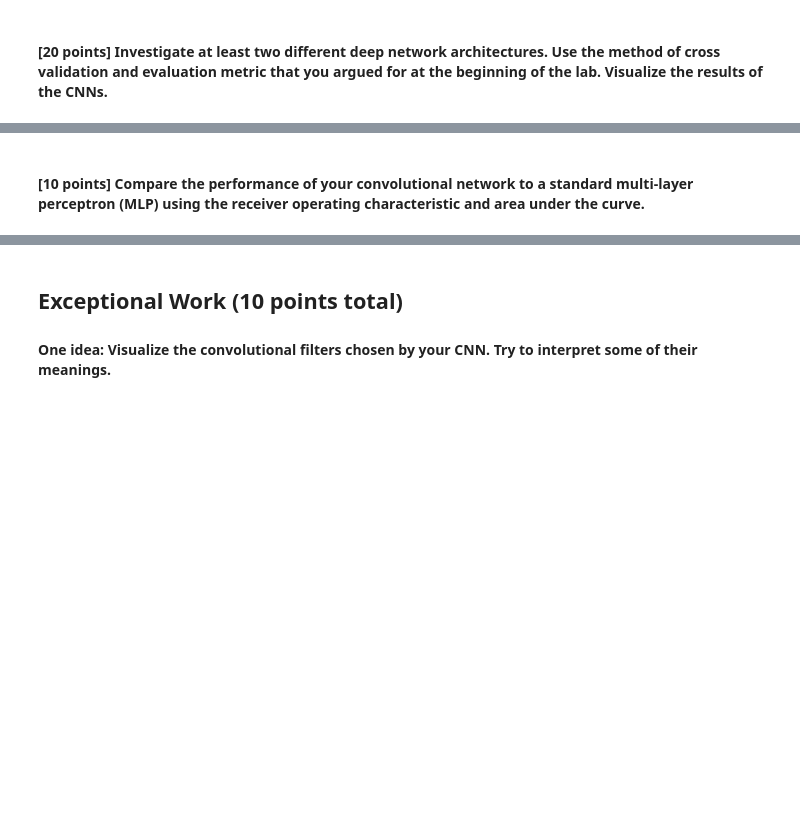
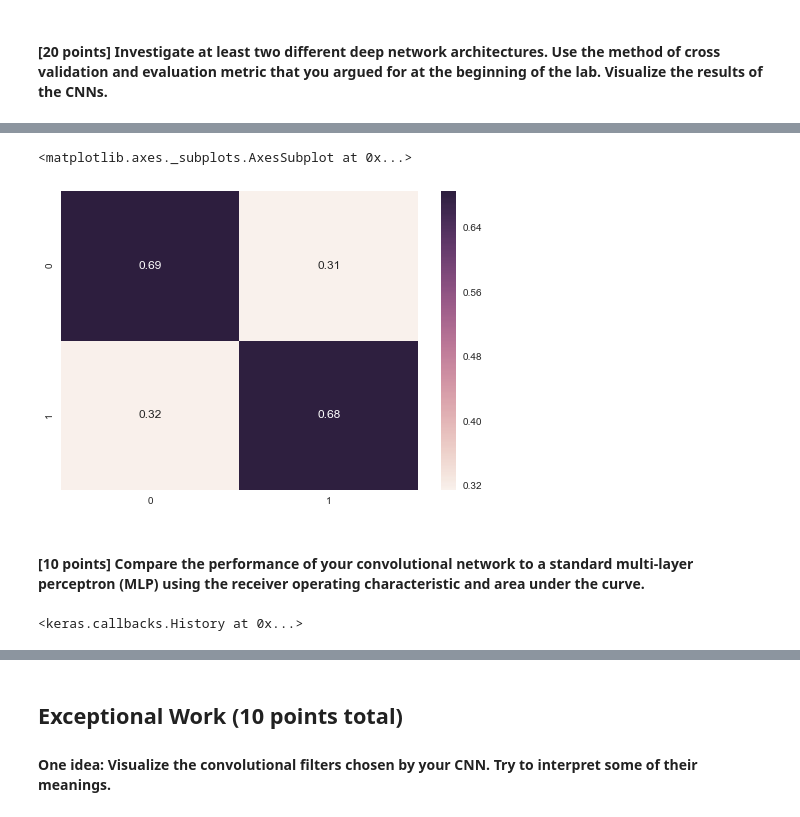
Before and after one commit to CT-Kyle/ML-Labs, a Jupyter notebook: lab8/lab8.ipynb, the cells around one changed output, grey strips where cells are left out. Saved outputs shown, nothing was run; the diff lists cells and outputs as text; code cells hidden in the pictures; blank space fills up the shorter version.

```diff
--- a/lab8/lab8.ipynb
+++ b/lab8/lab8.ipynb
@@ -157,3 +173,11 @@ SyntaxError: invalid syntax (<ipython-input-68-dda3353654b6>, line 3)
+# %%
+cnn_conf = mt.confusion_matrix(y_test, yhat)
+cnn_conf = cnn_conf/np.sum(cnn_conf,axis=1)[:,np.newaxis]
+
+sns.heatmap(cnn_conf, annot=True, fmt='.2f')
+# %% [output]
+<matplotlib.axes._subplots.AxesSubplot at 0x...>
+[figure, added]
 # %% [markdown]
 #### [10 points] Compare the performance of your convolutional network to a standard multi-layer perceptron (MLP) using the receiver operating characteristic and area under the curve.
 # %%
@@ -169,6 +193,8 @@ mlp.compile(loss='mean_squared_error',
 
 mlp.fit(X_train, y_ohe_train,
         batch_size=32, epochs=100,
-        shuffle=True, verbose=0)
+        shuffle=True, verbose=1)
+# %% [output]
+<keras.callbacks.History at 0x...>
 # %%
 yhat_mlp = np.argmax(mlp.predict(X_test), axis=1)
```
Also changed, not shown: parts of 14 cells of this notebook.
